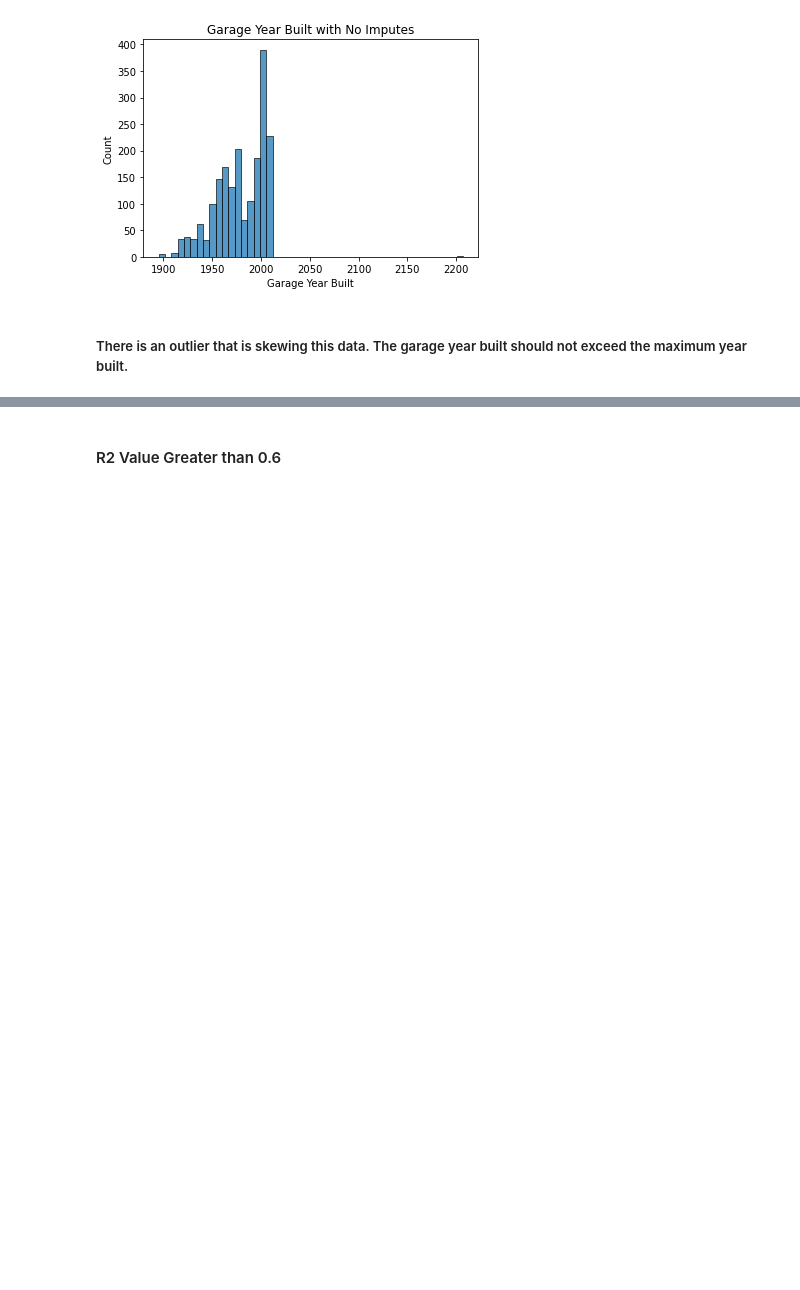
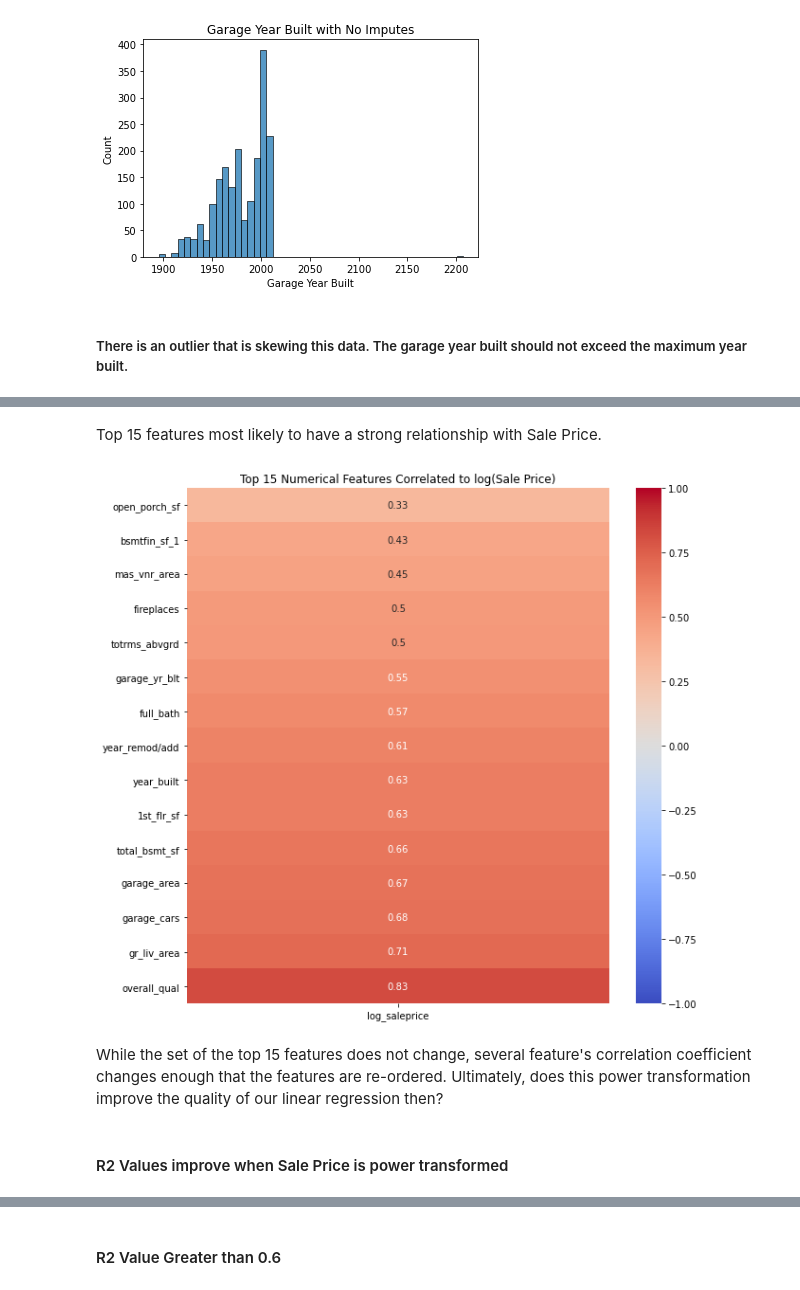
Before and after one commit to ethankuehl/Kaggle_housing_price_predictor, a Jupyter notebook: 01_EDA_and_Cleaning.ipynb, the cells around one changed output, grey strips where cells are left out. Drawn from its saved outputs; the diff is of its cells as text; code cells hidden in the pictures; blank space fills up the shorter version.

```diff
--- a/01_EDA_and_Cleaning.ipynb
+++ b/01_EDA_and_Cleaning.ipynb
@@ -301,3 +270,20 @@ There are several predictors whose values are highly skewed to the right, which
+# %% [markdown]
+Top 15 features most likely to have a strong relationship with Sale Price.
+# %%
+# Determining 15 features that have strongest relationship to log(Sale Price)
+plt.figure(figsize=(10,10))
+sns.heatmap(train.corr()[['log_saleprice']].sort_values('log_saleprice')[23:38],
+            cmap='coolwarm',
+            vmin=-1,
+            vmax=1,
+            annot=True)
+plt.title('Top 15 Numerical Features Correlated to log(Sale Price)');
+# %% [output]
+[figure, added]
+# %% [markdown]
+While the set of the top 15 features does not change, several feature's correlation coefficient changes enough that the features are re-ordered. Ultimately, does this power transformation improve the quality of our linear regression then?
+# %% [markdown]
+#### R2 Values improve when Sale Price is power transformed
 # %%
 # Source: https://stackoverflow.com/questions/60124004/creating-dataframe-on-the-basis-of-r-squared-value
 
```
Also changed, not shown: parts of 105 cells of this notebook, 4 other files.
